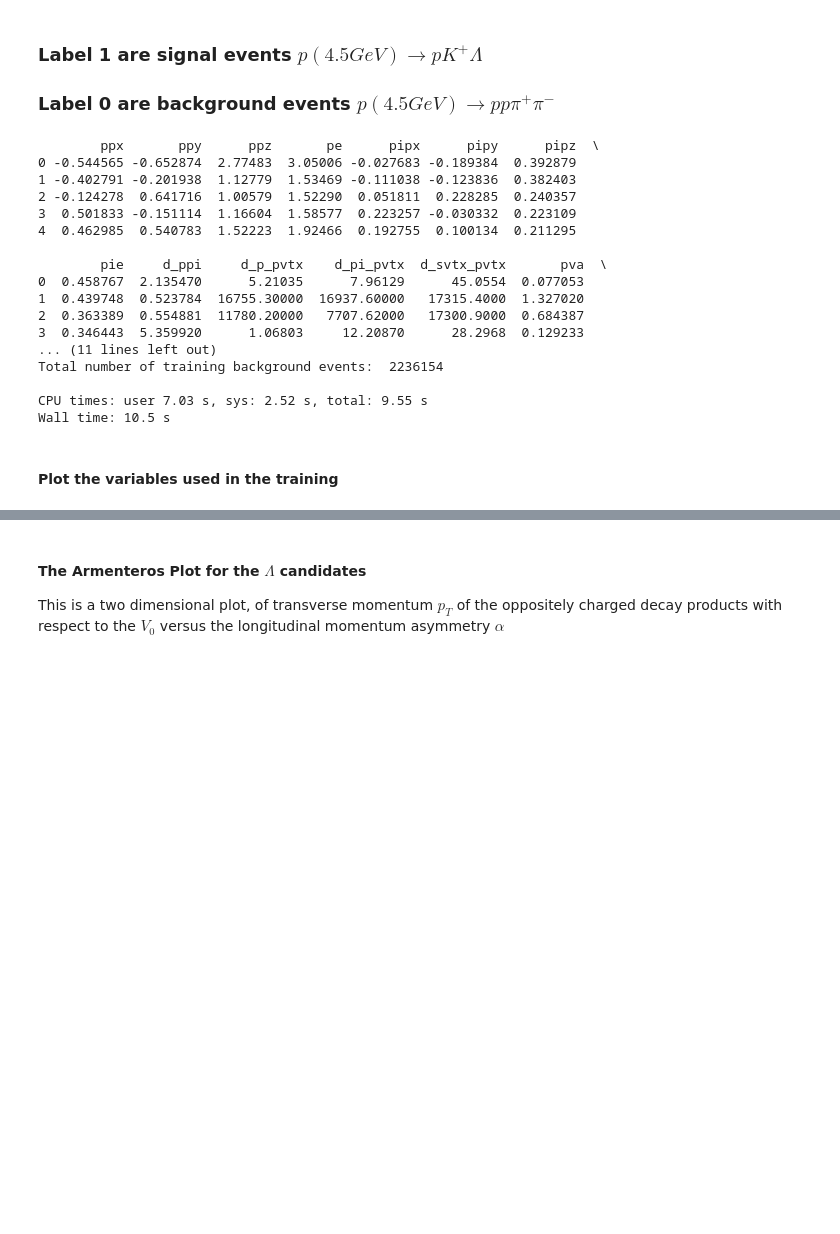
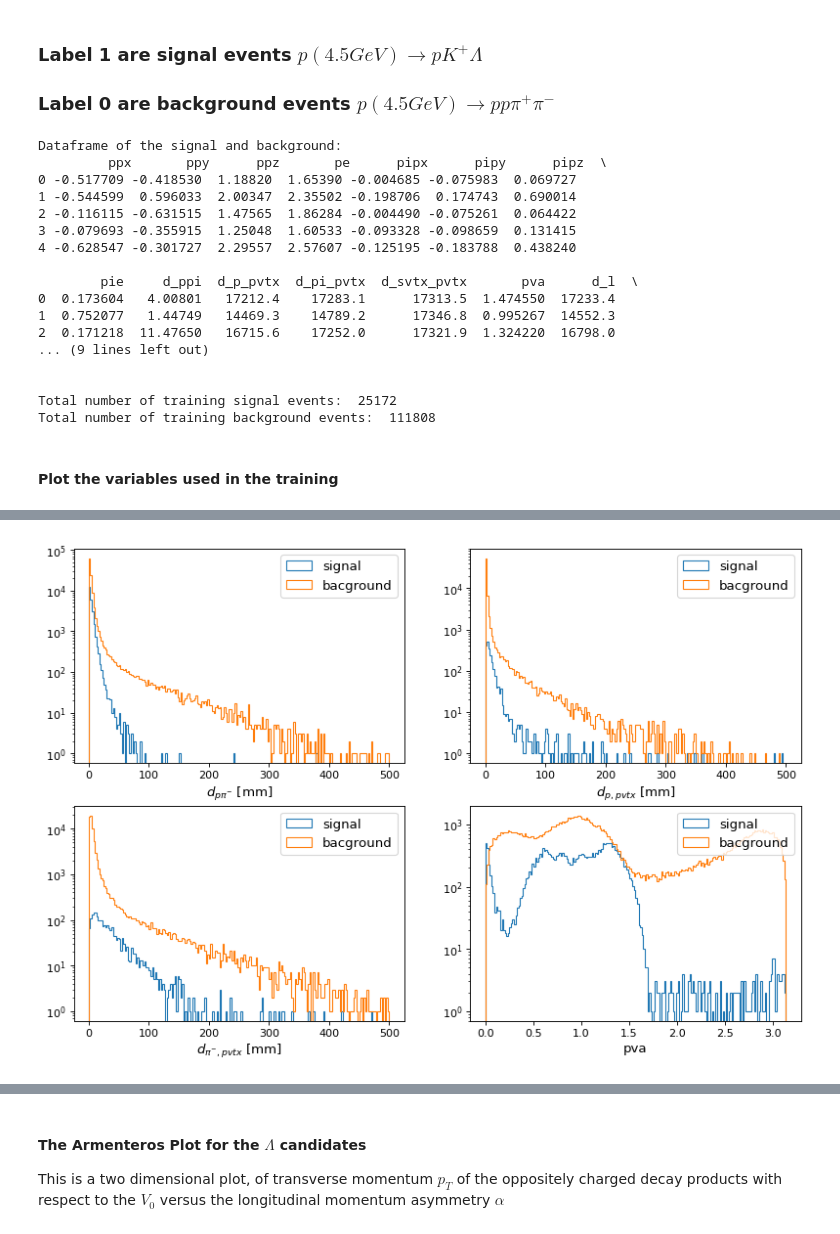
Before and after one commit to wesmail/HADES_Hydra, a Jupyter notebook: AI/LambdaSelectionTrainingPyTorch.ipynb, the cells around one changed output, grey strips where cells are left out. Drawn from its saved outputs; the diff is of its cells as text; code cells hidden in the pictures; blank space fills up the shorter version.

```diff
--- a/AI/LambdaSelectionTrainingPyTorch.ipynb
+++ b/AI/LambdaSelectionTrainingPyTorch.ipynb
@@ -24,13 +26,15 @@ if torch.cuda.is_available(): print ('Training on GPU')
 else: print ('Training on CPU')
 # %% [output]
 Training on GPU
+# %%
+path = 'https://raw.githubusercontent.com/wesmail/HADES_Hydra/master/AI/'
 # %%
 def load_events():
-    signal = pd.read_csv('Signal_ascii.csv')
-    backgd = pd.read_csv('Background_ascii.csv')
+    signal = pd.read_csv(path+'Signal_ascii.csv', index_col=0)
+    backgd = pd.read_csv(path+'Background_ascii.csv', index_col=0)
 
-    signal['typ'] = np.ones(signal.shape[0])
-    backgd['typ'] = np.zeros(backgd.shape[0])
+    signal['label'] = np.ones(signal.shape[0])
+    backgd['label'] = np.zeros(backgd.shape[0])
 
     signal_train, signal_test = train_test_split(signal, test_size=0.2)
     backgd_train, backgd_test = train_test_split(backgd, test_size=0.2)
@@ -41,64 +45,62 @@ def load_events():
 ### Label 1 are signal events $p(4.5GeV) \rightarrow pK^{+}\Lambda$
 ### Label 0 are background events $p(4.5GeV) \rightarrow pp\pi^{+}\pi^{-}$
 # %%
-%%time
 train, test = load_events()
-print (train.head(5))
+print ('Dataframe of the signal and background: \n', train.head(5))
 print ()
-print ('\nTotal number of training signal events: ', train.loc[train.typ==1].shape[0])
-print ('Total number of training background events: ', train.loc[train.typ==0].shape[0])
+print ('\nTotal number of training signal events: ', train.loc[train.label==1].shape[0])
+print ('Total number of training background events: ', train.loc[train.label==0].shape[0])
 print ()
 # %% [output]
-        ppx       ppy      ppz       pe      pipx      pipy      pipz  \
-0 -0.544565 -0.652874  2.77483  3.05006 -0.027683 -0.189384  0.392879
-1 -0.402791 -0.201938  1.12779  1.53469 -0.111038 -0.123836  0.382403
-2 -0.124278  0.641716  1.00579  1.52290  0.051811  0.228285  0.240357
-3  0.501833 -0.151114  1.16604  1.58577  0.223257 -0.030332  0.223109
-4  0.462985  0.540783  1.52223  1.92466  0.192755  0.100134  0.211295
+Dataframe of the signal and background:
+         ppx       ppy      ppz       pe      pipx      pipy      pipz  \
+0 -0.517709 -0.418530  1.18820  1.65390 -0.004685 -0.075983  0.069727
+1 -0.544599  0.596033  2.00347  2.35502 -0.198706  0.174743  0.690014
+2 -0.116115 -0.631515  1.47565  1.86284 -0.004490 -0.075261  0.064422
+3 -0.079693 -0.355915  1.25048  1.60533 -0.093328 -0.098659  0.131415
+4 -0.628547 -0.301727  2.29557  2.57607 -0.125195 -0.183788  0.438240
 
-        pie     d_ppi     d_p_pvtx    d_pi_pvtx  d_svtx_pvtx       pva  \
-0  0.458767  2.135470      5.21035      7.96129      45.0554  0.077053
-1  0.439748  0.523784  16755.30000  16937.60000   17315.4000  1.327020
-2  0.363389  0.554881  11780.20000   7707.62000   17300.9000  0.684387
-3  0.346443  5.359920      1.06803     12.20870      28.2968  0.129233
-... (11 lines left out)
-Total number of training background events:  2236154
+        pie     d_ppi  d_p_pvtx  d_pi_pvtx  d_svtx_pvtx       pva      d_l  \
+0  0.173604   4.00801   17212.4    17283.1      17313.5  1.474550  17233.4
+1  0.752077   1.44749   14469.3    14789.2      17346.8  0.995267  14552.3
+2  0.171218  11.47650   16715.6    17252.0      17321.9  1.324220  16798.0
+... (9 lines left out)
 
-CPU times: user 7.03 s, sys: 2.52 s, total: 9.55 s
-Wall time: 10.5 s
+
+Total number of training signal events:  25172
+Total number of training background events:  111808
 # %% [markdown]
 #### Plot the variables used in the training
 # %%
-%matplotlib notebook
 fig = plt.figure(figsize=(12, 8), dpi=80)
 
 df = train
 
 plt.subplot(2, 2, 1)
-plt.hist(df.loc[df.typ==1].d_ppi, histtype='step', bins=200, label='signal', range=(0,500))
-plt.hist(df.loc[df.typ==0].d_ppi, histtype='step', bins=200, label='bacground', range=(0,500))
+plt.hist(df.loc[df.label==1].d_ppi, histtype='step', bins=200, label='signal', range=(0,500))
+plt.hist(df.loc[df.label==0].d_ppi, histtype='step', bins=200, label='bacground', range=(0,500))
 plt.xlabel(r'$d_{p\pi^{-}}$ [mm]', fontsize=12)
 plt.semilogy()
 plt.legend(fontsize=12)
 
 
 plt.subplot(2, 2, 2)
-plt.hist(df.loc[df.typ==1].d_p_pvtx, histtype='step', bins=200, label='signal', range=(0,500))
-plt.hist(df.loc[df.typ==0].d_p_pvtx, histtype='step', bins=200, label='bacground', range=(0,500))
+plt.hist(df.loc[df.label==1].d_p_pvtx, histtype='step', bins=200, label='signal', range=(0,500))
+plt.hist(df.loc[df.label==0].d_p_pvtx, histtype='step', bins=200, label='bacground', range=(0,500))
 plt.xlabel(r'$d_{p, pvtx}$ [mm]', fontsize=12)
 plt.semilogy()
 plt.legend(fontsize=12)
 
 plt.subplot(2, 2, 3)
-plt.hist(df.loc[df.typ==1].d_pi_pvtx, histtype='step', bins=200, label='signal', range=(0,500))
-plt.hist(df.loc[df.typ==0].d_pi_pvtx, histtype='step', bins=200, label='bacground', range=(0,500))
+plt.hist(df.loc[df.label==1].d_pi_pvtx, histtype='step', bins=200, label='signal', range=(0,500))
+plt.hist(df.loc[df.label==0].d_pi_pvtx, histtype='step', bins=200, label='bacground', range=(0,500))
 plt.xlabel(r'$d_{\pi^{-}, pvtx}$ [mm]', fontsize=12)
 plt.semilogy()
 plt.legend(fontsize=12)
 
 plt.subplot(2, 2, 4)
-plt.hist(df.loc[df.typ==1].pva, histtype='step', bins=200, label='signal', range=(0,3.14))
-plt.hist(df.loc[df.typ==0].pva, histtype='step', bins=200, label='bacground', range=(0,3.14))
+plt.hist(df.loc[df.label==1].pva, histtype='step', bins=200, label='signal', range=(0,3.14))
+plt.hist(df.loc[df.label==0].pva, histtype='step', bins=200, label='bacground', range=(0,3.14))
 plt.xlabel(r'pva', fontsize=12)
 plt.semilogy()
 plt.legend(fontsize=12)
@@ -111 +111,2 @@ plt.show()
+[figure, added]
 # %%
```
Also changed, not shown: parts of 21 cells of this notebook.
